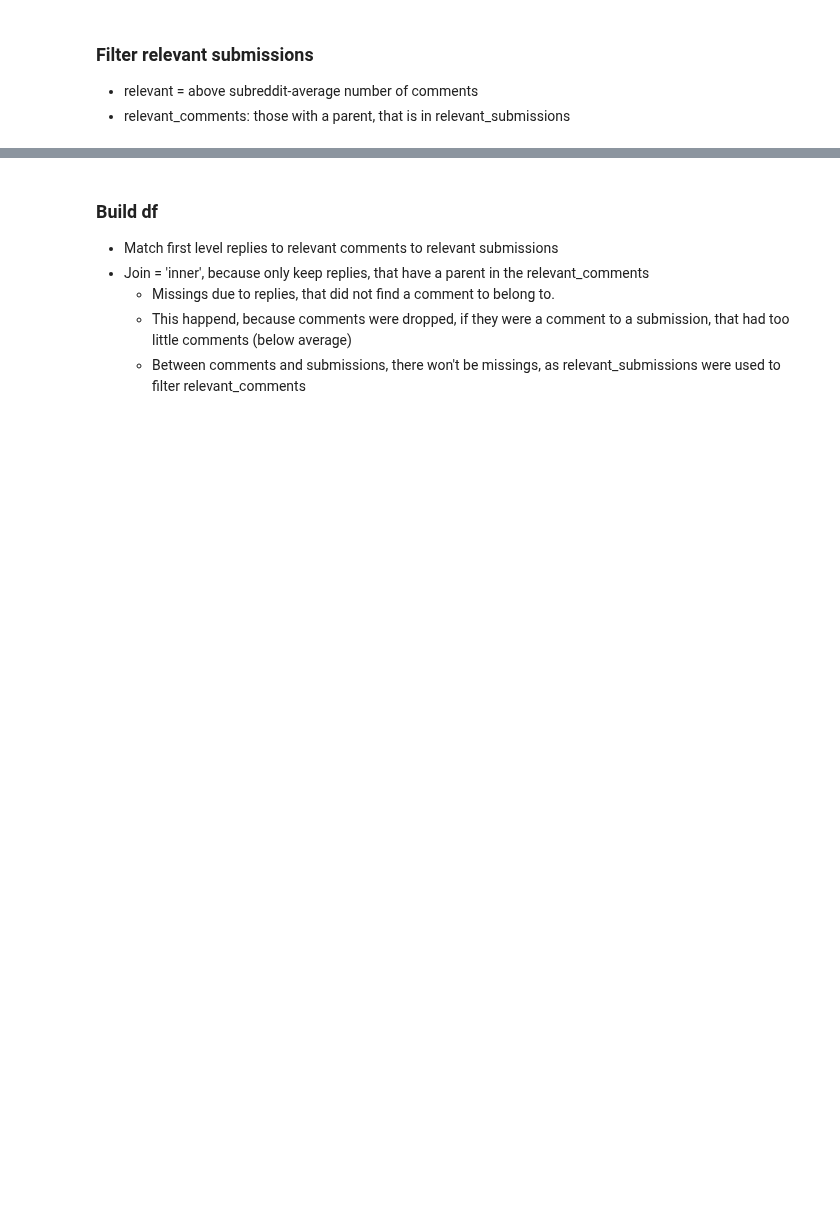
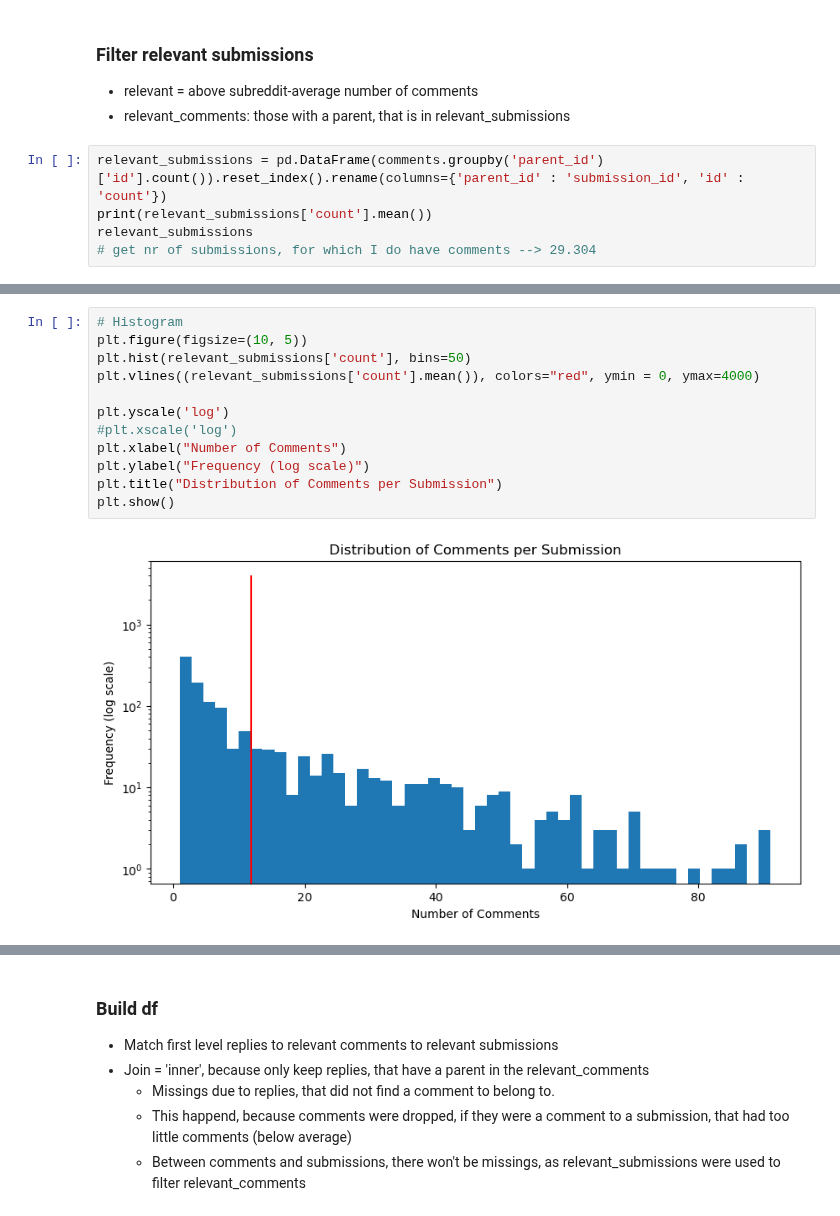
Before and after one commit to elenasolar/MasterThesis_EMI_and_Disagreement, a Jupyter notebook: code/preprocessing/PoliticalDebate/PoliticalDebate_pre_classification.ipynb, the cells around one changed output, grey strips where cells are left out. Saved outputs shown, nothing was run; the diff lists cells and outputs as text; blank space fills up the shorter version.

```diff
--- a/code/preprocessing/PoliticalDebate/PoliticalDebate_pre_classification.ipynb
+++ b/code/preprocessing/PoliticalDebate/PoliticalDebate_pre_classification.ipynb
@@ -116,3 +90,8 @@ Name: count, Length: 927, dtype: int64
 
 * relevant = above subreddit-average number of comments
 * relevant_comments: those with a parent, that is in relevant_submissions
+# %%
+relevant_submissions = pd.DataFrame(comments.groupby('parent_id')['id'].count()).reset_index().rename(columns={'parent_id' : 'submission_id', 'id' : 'count'})
+print(relevant_submissions['count'].mean())
+relevant_submissions
+# get nr of submissions, for which I do have comments --> 29.304
@@ -118,0 +113,14 @@ Name: count, Length: 927, dtype: int64
+# %%
+# Histogram
+plt.figure(figsize=(10, 5))
+plt.hist(relevant_submissions['count'], bins=50)
+plt.vlines((relevant_submissions['count'].mean()), colors="red", ymin = 0, ymax=4000)
+
+plt.yscale('log')
+#plt.xscale('log')
+plt.xlabel("Number of Comments")
+plt.ylabel("Frequency (log scale)")
+plt.title("Distribution of Comments per Submission")
+plt.show()
+# %% [output]
+[figure, added]
```
Also changed, not shown: parts of 23 cells of this notebook, 1 other file.
